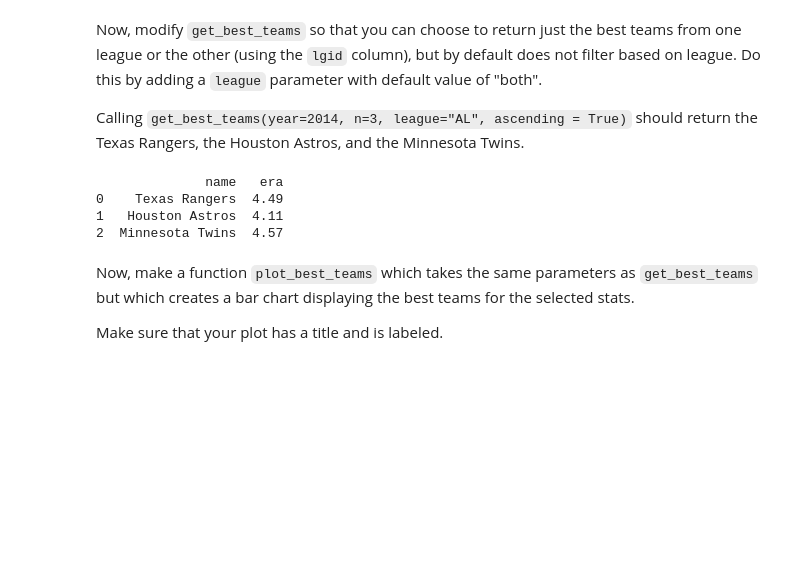
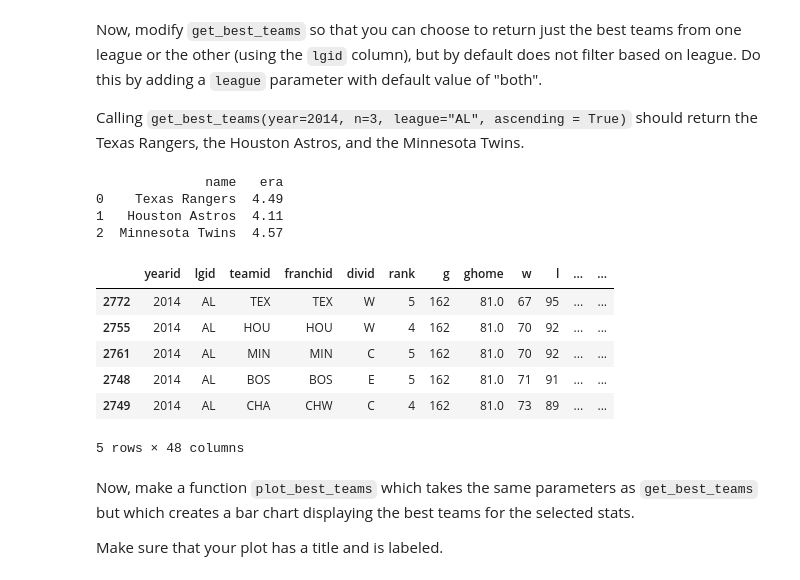
Before and after one commit to NSS-Data-Analytics-Cohort-11/loops-functions-practice-larissaemma, a Jupyter notebook: notebooks/Loops_and_Functions_Practice.ipynb, the cells around one changed output. Cells and saved outputs as stored; diff of their text form; code cells hidden in the pictures; blank space fills up the shorter version.

```diff
--- a/notebooks/Loops_and_Functions_Practice.ipynb
+++ b/notebooks/Loops_and_Functions_Practice.ipynb
@@ -402,3 +439,13 @@ print(top_teams_2014_al[['name', 'era']])  # Display colums as team names and th
+# %%
+get_best_teams(2014, league= 'AL')
+# %% [output]
+|  | yearid | lgid | teamid | franchid | divid | rank | g | ghome | w | l | ... | ... |
+| 2772 | 2014 | AL | TEX | TEX | W | 5 | 162 | 81.0 | 67 | 95 | ... | ... |
+| 2755 | 2014 | AL | HOU | HOU | W | 4 | 162 | 81.0 | 70 | 92 | ... | ... |
+| 2761 | 2014 | AL | MIN | MIN | C | 5 | 162 | 81.0 | 70 | 92 | ... | ... |
+| 2748 | 2014 | AL | BOS | BOS | E | 5 | 162 | 81.0 | 71 | 91 | ... | ... |
+| 2749 | 2014 | AL | CHA | CHW | C | 4 | 162 | 81.0 | 73 | 89 | ... | ... |
+5 rows × 48 columns
 # %% [markdown]
 Now, make a function `plot_best_teams` which takes the same parameters as `get_best_teams` but which creates a bar chart displaying the best teams for the selected stats.
 
```
Also changed, not shown: parts of 32 cells of this notebook, 15 other files.
